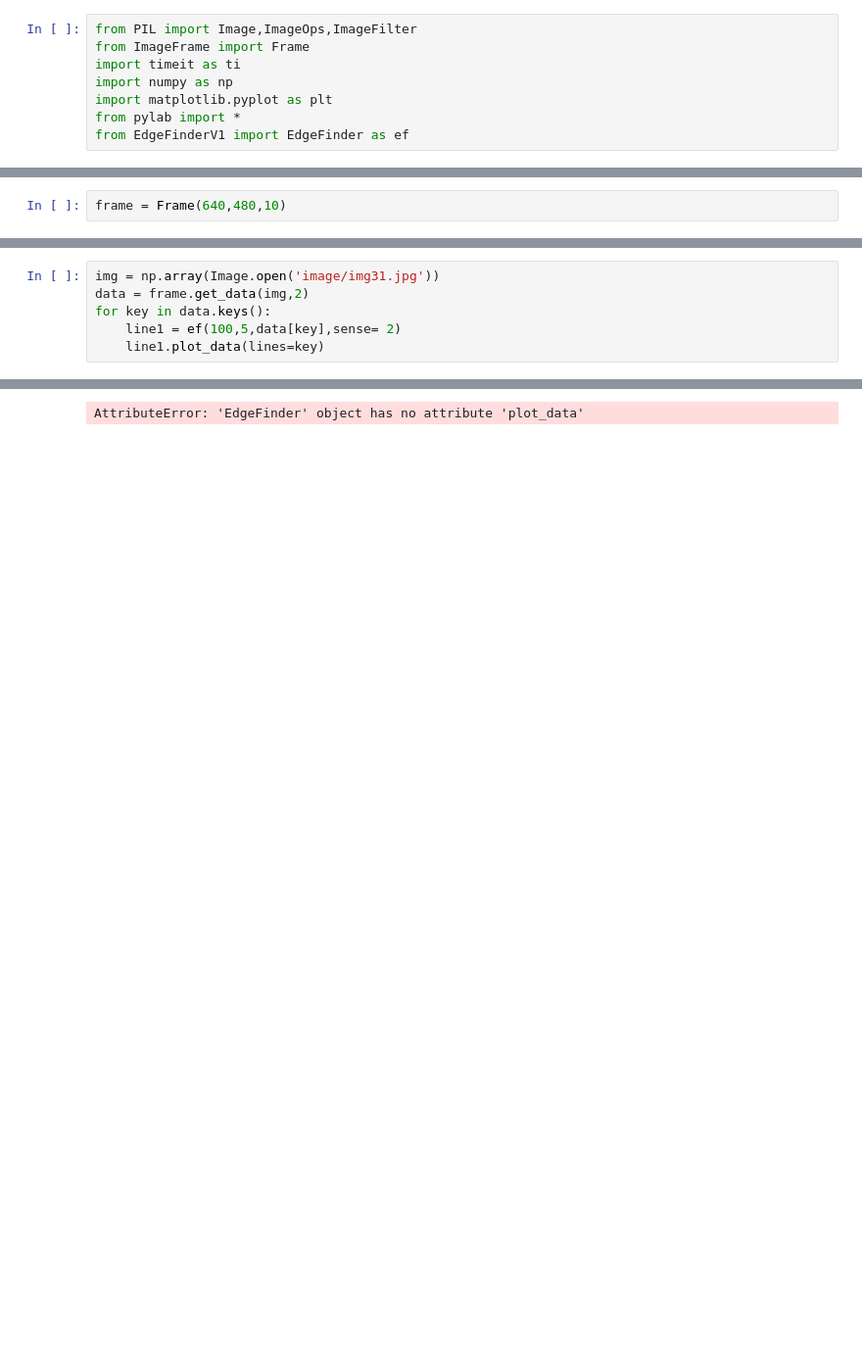
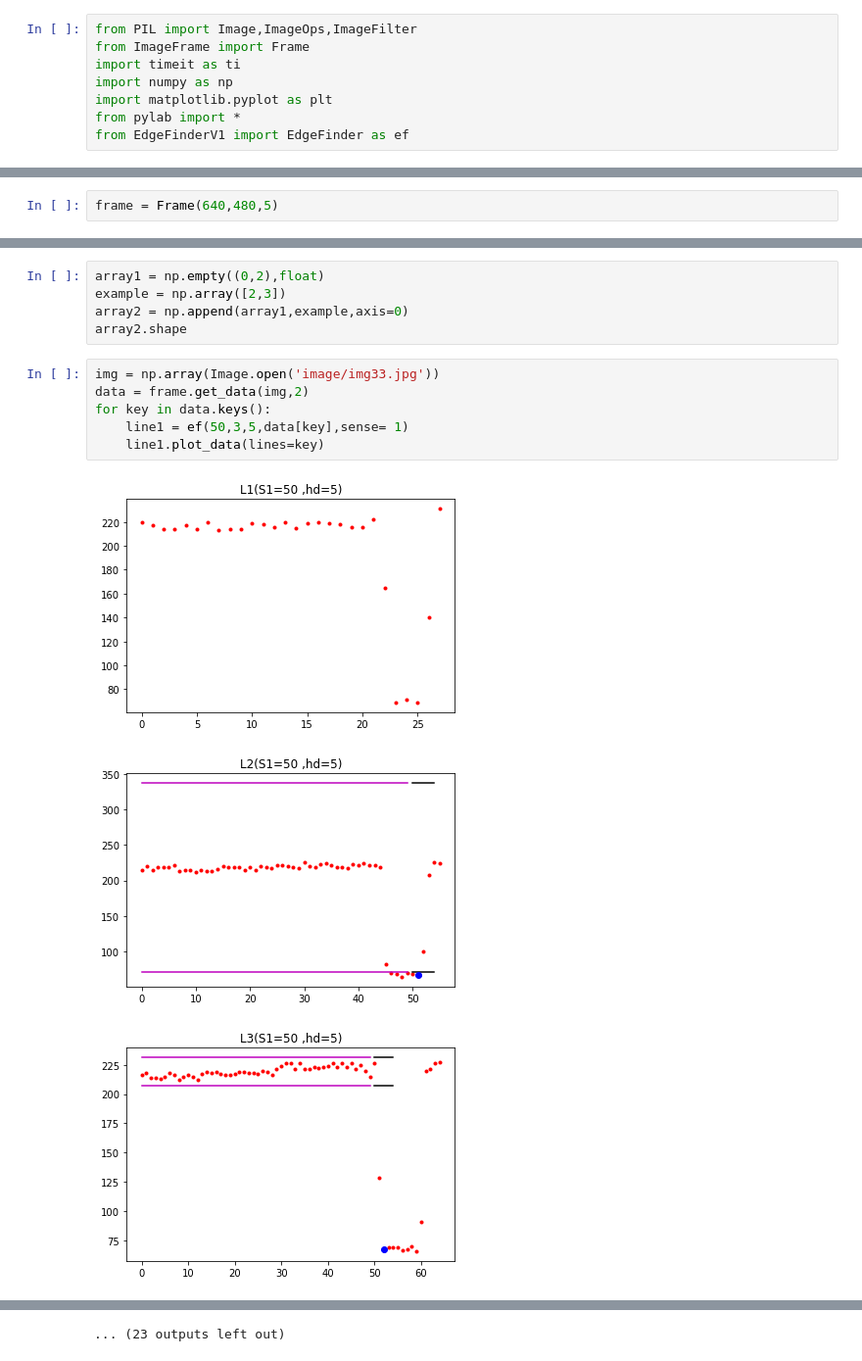
Before and after one commit to ChheangL/carCode, a Jupyter notebook: Debugg3sig.ipynb, the cells around one changed output, grey strips where cells are left out. Shown: that part at 98% size. Cells and saved outputs as stored; diff of their text form; blank space fills up the shorter version.

```diff
--- a/Debugg3sig.ipynb
+++ b/Debugg3sig.ipynb
@@ -29,3 +20,3 @@ vector_check(array3)
 # %%
-frame = Frame(640,480,10)
+frame = Frame(640,480,5)
 # %% [output]
@@ -33,7 +25,15 @@ load CVS file successfully
+# %%
+array1 = np.empty((0,2),float)
+example = np.array([2,3])
+array2 = np.append(array1,example,axis=0)
+array2.shape
 # %%
-img = np.array(Image.open('image/img31.jpg'))
+img = np.array(Image.open('image/img33.jpg'))
 data = frame.get_data(img,2)
 for key in data.keys():
-    line1 = ef(100,5,data[key],sense= 2)
+    line1 = ef(50,3,5,data[key],sense= 1)
     line1.plot_data(lines=key)
 # %% [output]
+[figure, added]
+[figure, added]
+[figure, added]
@@ -40 +49 @@ for key in data.keys():
-AttributeError: 'EdgeFinder' object has no attribute 'plot_data'
+... (23 outputs left out)
```
Also changed, not shown: parts of 4 cells of this notebook, 11 other files.
